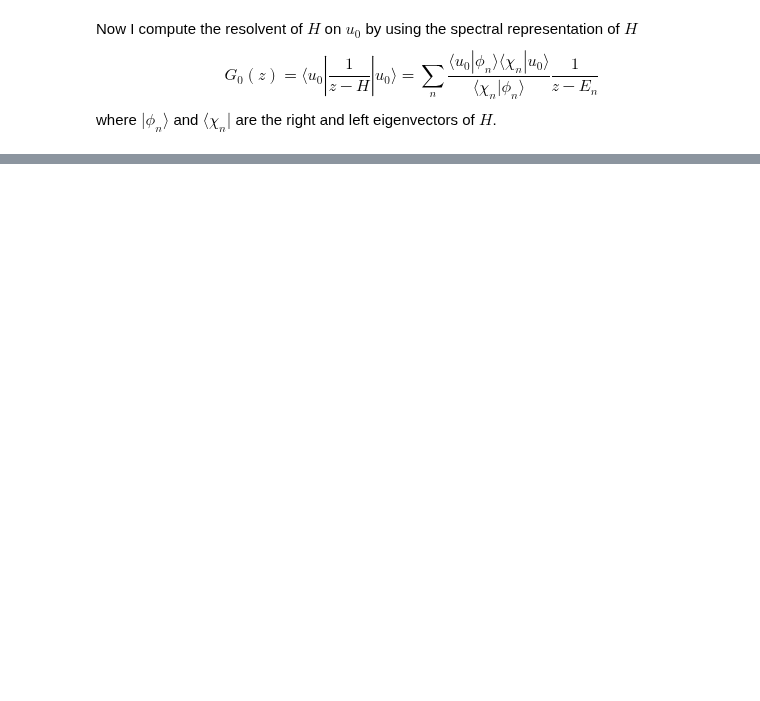
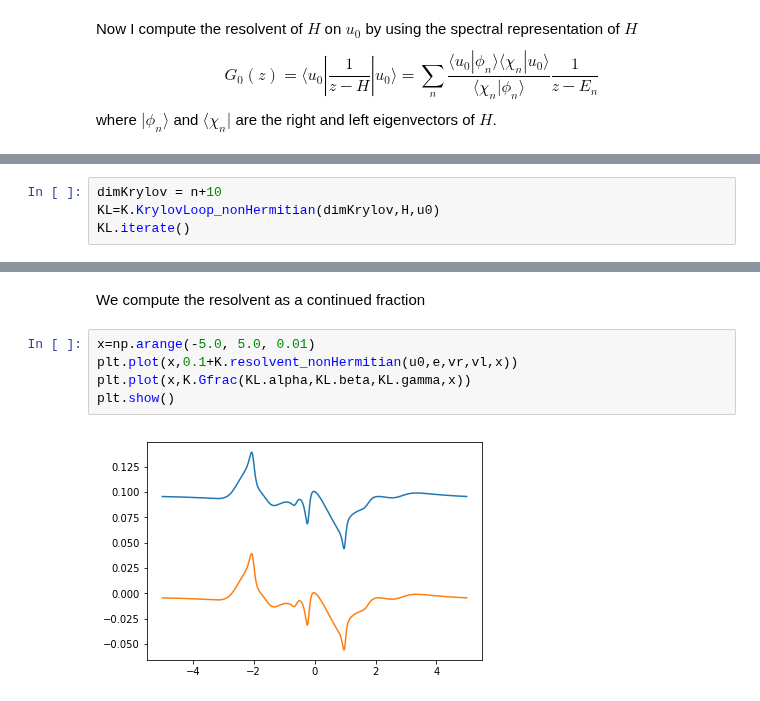
Before and after one commit to luigigenovese/KPM-nb, a Jupyter notebook: Lanczos method for arbitrary matrix.ipynb, the cells around one changed output, grey strips where cells are left out. Saved outputs shown, nothing was run; the diff lists cells and outputs as text; blank space fills up the shorter version.

```diff
--- a/Lanczos method for arbitrary matrix.ipynb
+++ b/Lanczos method for arbitrary matrix.ipynb
@@ -286,0 +113,4 @@ False
+# %%
+dimKrylov = n+10
+KL=K.KrylovLoop_nonHermitian(dimKrylov,H,u0)
+KL.iterate()
@@ -286,0 +135,9 @@ False
+# %% [markdown]
+We compute the resolvent as a continued fraction
+# %%
+x=np.arange(-5.0, 5.0, 0.01)
+plt.plot(x,0.1+K.resolvent_nonHermitian(u0,e,vr,vl,x))
+plt.plot(x,K.Gfrac(KL.alpha,KL.beta,KL.gamma,x))
+plt.show()
+# %% [output]
+[figure, added]
```
Also changed, not shown: parts of 40 cells of this notebook, 2 other files.
